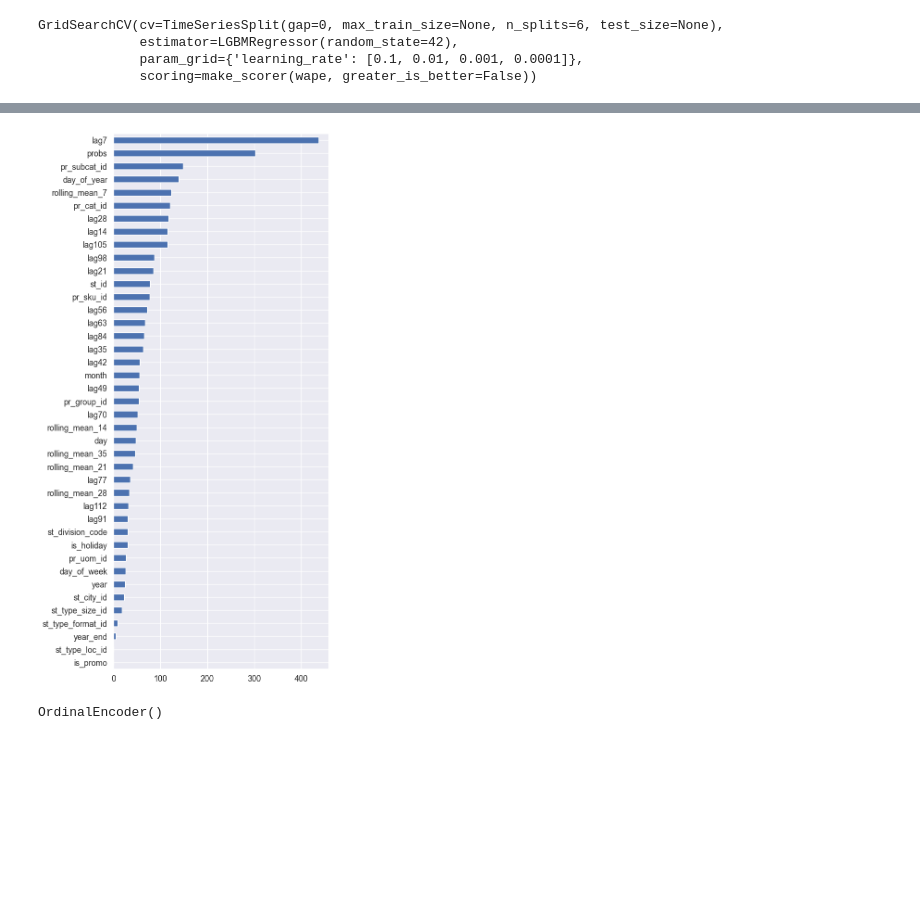
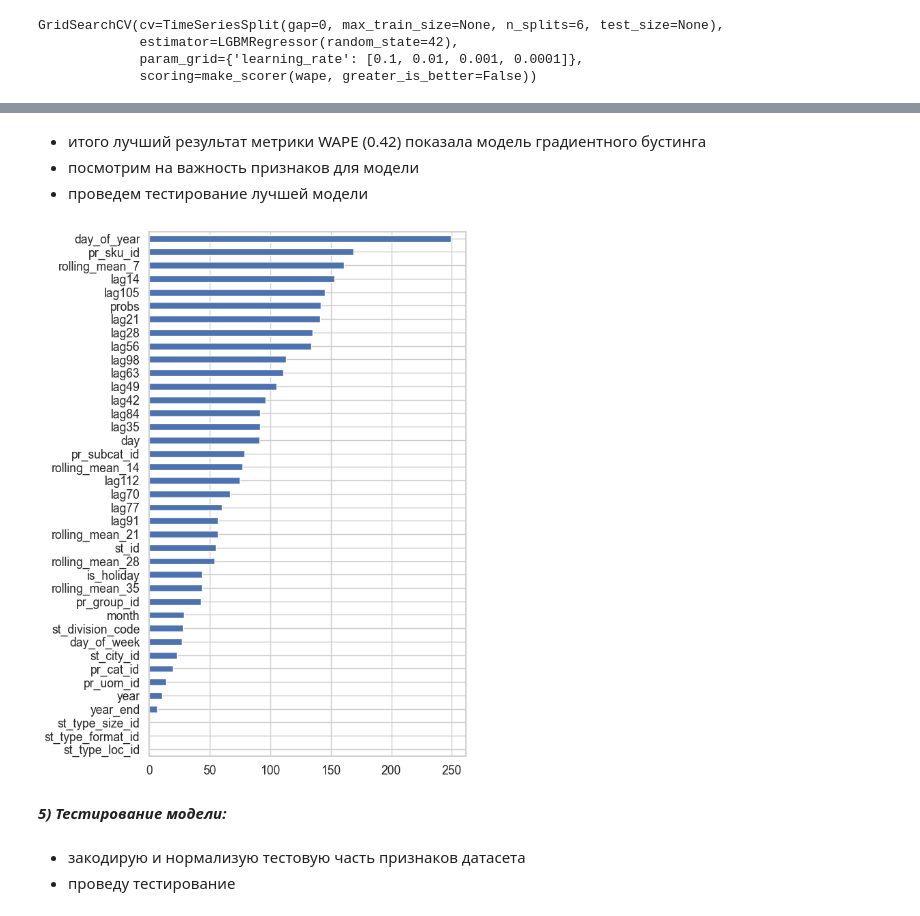
Before and after one commit to AndreiChernovJr/DS, a Jupyter notebook: lenta1.ipynb, the cells around one changed output, grey strips where cells are left out. Saved outputs shown, nothing was run; the diff lists cells and outputs as text; code cells hidden in the pictures; blank space fills up the shorter version.

```diff
--- a/lenta1.ipynb
+++ b/lenta1.ipynb
@@ -1071,0 +1040,5 @@ X_train, X_val, y_train, y_val = train_test_split(X, y, shuffle=False, test_size
+# %%
+scaler.fit(X_train[nums])
+col = scaler.get_feature_names_out(X_train[nums].columns)
+# %%
+X_train_scaled = pd.DataFrame(scaler.transform(X_train[nums]), columns=col, index=X_train[nums].index)
@@ -1071,0 +1047,3 @@ X_train, X_val, y_train, y_val = train_test_split(X, y, shuffle=False, test_size
+# %%
+X_train = pd.concat([X_train_enc, X_train_scaled], axis=1)
+X_val = pd.concat([X_val_enc, X_val_scaled], axis=1)
@@ -1110,0 +1092,5 @@ plt.grid(True)
+# %%
+en = ElasticNet()
+parametrs = {'l1_ratio': [0, 0.5, 1]}
+en_grid = GridSearchCV(en, parametrs, scoring=score, cv=tscv)
+en_grid.fit(X_train, y_train)
@@ -1147,13 +1141,18 @@ plt.grid(True)
+# %% [markdown]
+- итого лучший результат метрики WAPE (0.42) показала модель градиентного бустинга
+- посмотрим на важность признаков для модели
+- проведем тестирование лучшей модели
 # %%
 pd.DataFrame(data={'score': lgbm_grid.best_estimator_.feature_importances_},
                       index=X_train.columns).sort_values(by='score').plot(kind='barh', grid=True,
-                                               figsize=(6,15), legend=False);
+                                               figsize=(6,10), legend=False);
 # %% [output]
-[figure, old version]
+[figure, new version]
+# %% [markdown]
+***5) Тестирование модели:***
+# %% [markdown]
+- закодирую и нормализую тестовую часть признаков датасета
+- проведу тестирование
 # %%
 X_test = test_data.drop('pr_sales_in_units', axis=1)
-# %%
-oe.fit(X_test[cats])
-# %% [output]
-OrdinalEncoder()
 # %%
```
Also changed, not shown: parts of 60 cells of this notebook.
